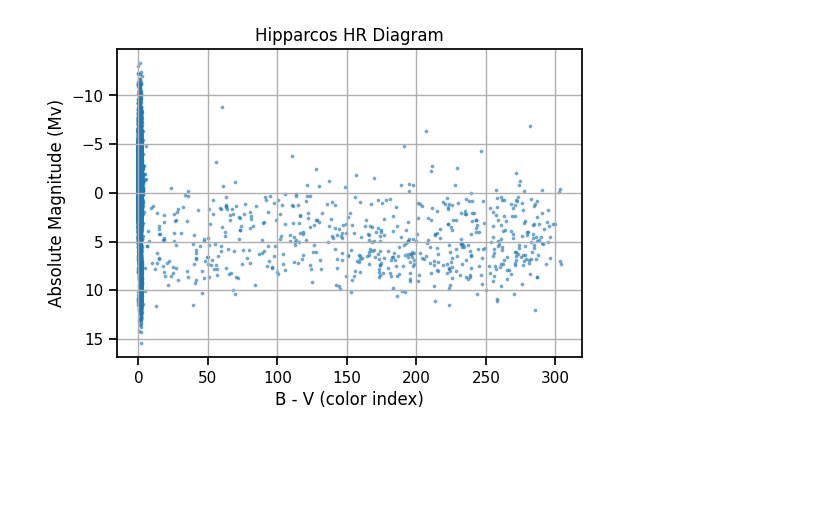
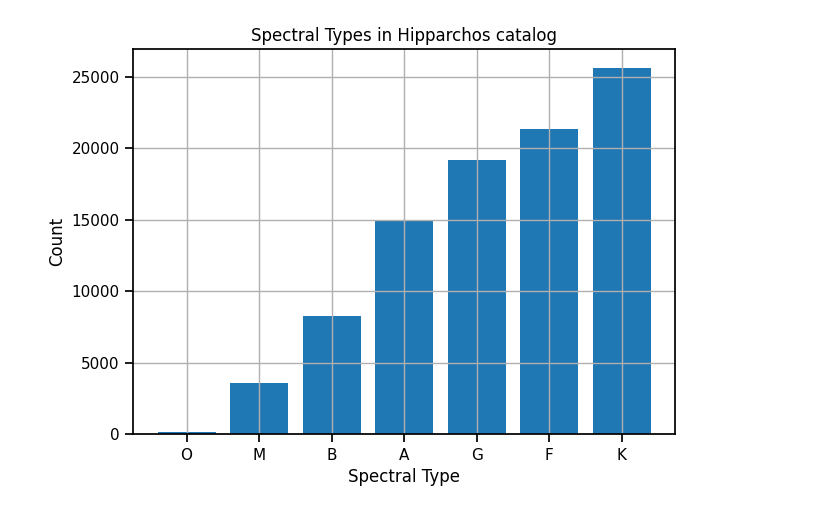
Before and after one commit to dinarazhorabek/astronomy_data_analysis, a Jupyter notebook: Hipparcos_Clustering_Starter.ipynb, the cells around one changed output. Drawn from its saved outputs; the diff is of its cells as text; code cells hidden in the pictures; blank space fills up the shorter version.

Commit message:
EDA analysis of Hipparcos data

```diff
--- a/Hipparcos_Clustering_Starter.ipynb
+++ b/Hipparcos_Clustering_Starter.ipynb
@@ -75,0 +80,5 @@ df["Mv"] = df[COL_V] - 5 * (np.log10(df["distance_pc"]) - 1)
+# %%
+df_clean = df[df['Plx'].notna()]
+df_clean = df_clean[df_clean.Plx > 0.1]
+df_clean['d'] = 1/df_clean['Plx']
+df_clean['d'].describe()
@@ -76,10 +140,35 @@ df["Mv"] = df[COL_V] - 5 * (np.log10(df["distance_pc"]) - 1)
+# %%
+def get_sptype(sptype):
+    O = B = A = F = G = K = M = 0
+    for element in sptype.keys():
+        if element[0] == 'O':
+            O = O + sptype[element]
+        elif element[0] == 'B':
+            B = B + sptype[element]
+        elif element[0] == 'A':
+            A = A + sptype[element]
+        elif element[0] == 'F':
+            F = F + sptype[element]
+        elif element[0] == 'G':
+            G = G + sptype[element]
+        elif element[0] == 'K':
+            K = K + sptype[element]
+        elif element[0] == 'M':
+            M = M + sptype[element]
+    return {"O": O, "B": B, "A": A, "F": F, "G": G, "K": K, "M": M}
+# %%
+sptype=df_clean['SpType'].value_counts().to_dict()
+sptype = get_sptype(sptype)
 # %%
-fig, ax = plt.subplots(figsize=(6,4))
-ax.scatter(df[COL_BV], df["Mv"], s=3, alpha=0.5)
-ax.set_xlabel("B - V (color index)")
-ax.set_ylabel("Absolute Magnitude (Mv)")
-ax.set_title("Hipparcos HR Diagram")
-ax.invert_yaxis()  # brighter at top
+sptype_df = pd.DataFrame({
+    "SpectralType": sptype.keys(),
+    "Count": sptype.values()
+})
+sptype_df = sptype_df.sort_values("Count")
+plt.bar(sptype_df['SpectralType'], sptype_df['Count'])
+plt.xlabel("Spectral Type")
+plt.ylabel("Count")
+plt.title ("Spectral Types in Hipparchos catalog")
 plt.show()
 # %% [output]
-[figure, old version]
+[figure, new version]
```
Also changed, not shown: parts of 59 cells of this notebook, 1 other file.
